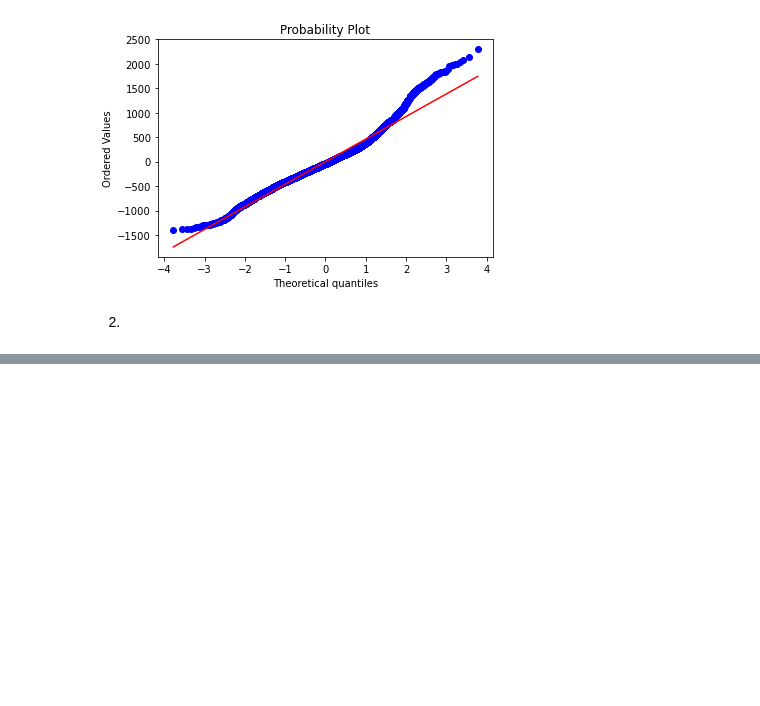
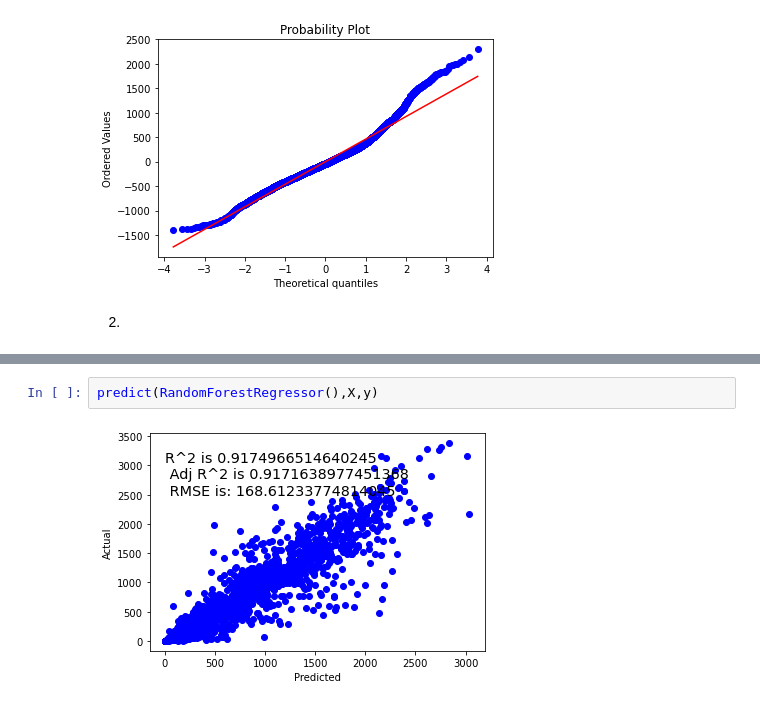
Before and after one commit to insper-classroom/22-2c-cd-p2-grupo_isa-mari_p2, a Jupyter notebook: Modelo_de_Predição_.ipynb, the cells around one changed output, grey strips where cells are left out. Cells and saved outputs as stored; diff of their text form; blank space fills up the shorter version.

```diff
--- a/Modelo_de_Predição_.ipynb
+++ b/Modelo_de_Predição_.ipynb
@@ -246,0 +349,4 @@ probplot(results.resid, dist=norm, plot=plt);
+# %%
+predict(RandomForestRegressor(),X,y)
+# %% [output]
+[figure, added]
```
Also changed, not shown: parts of 19 cells of this notebook, 1 other file.
